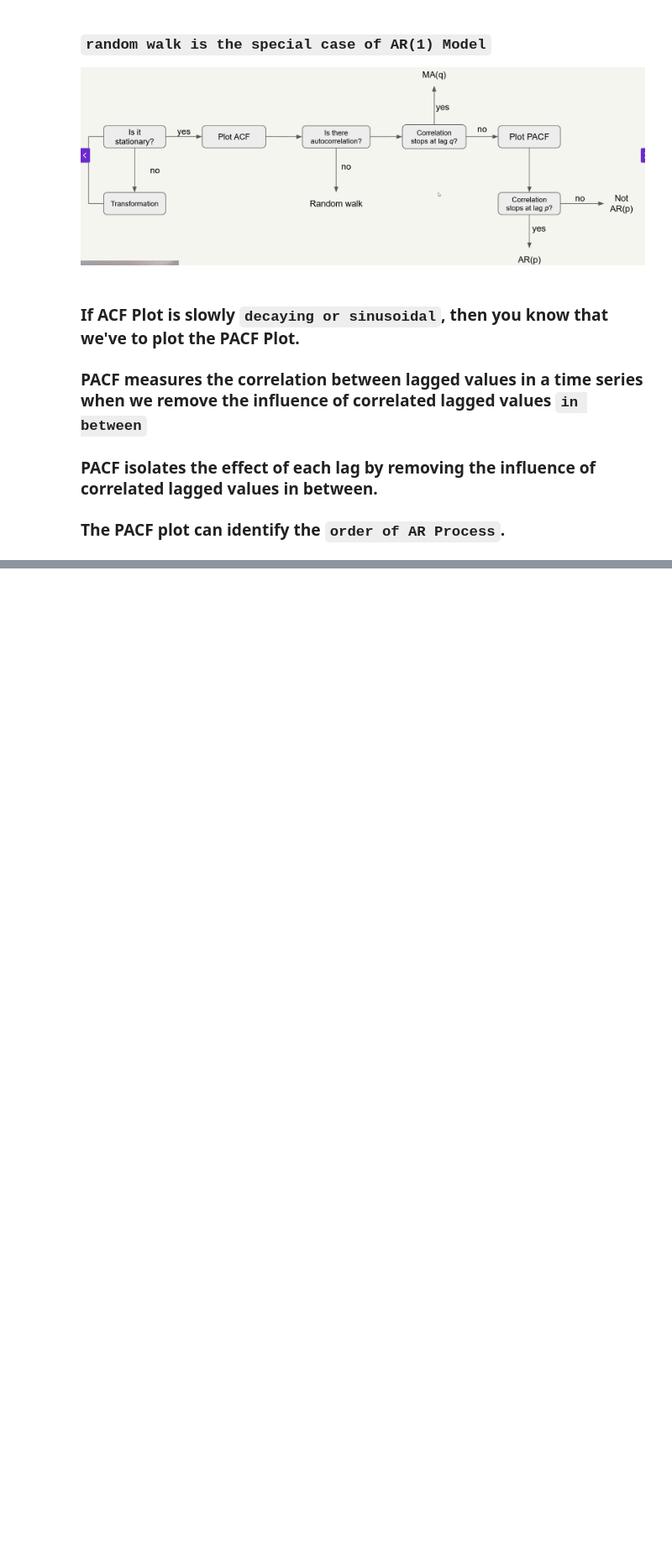
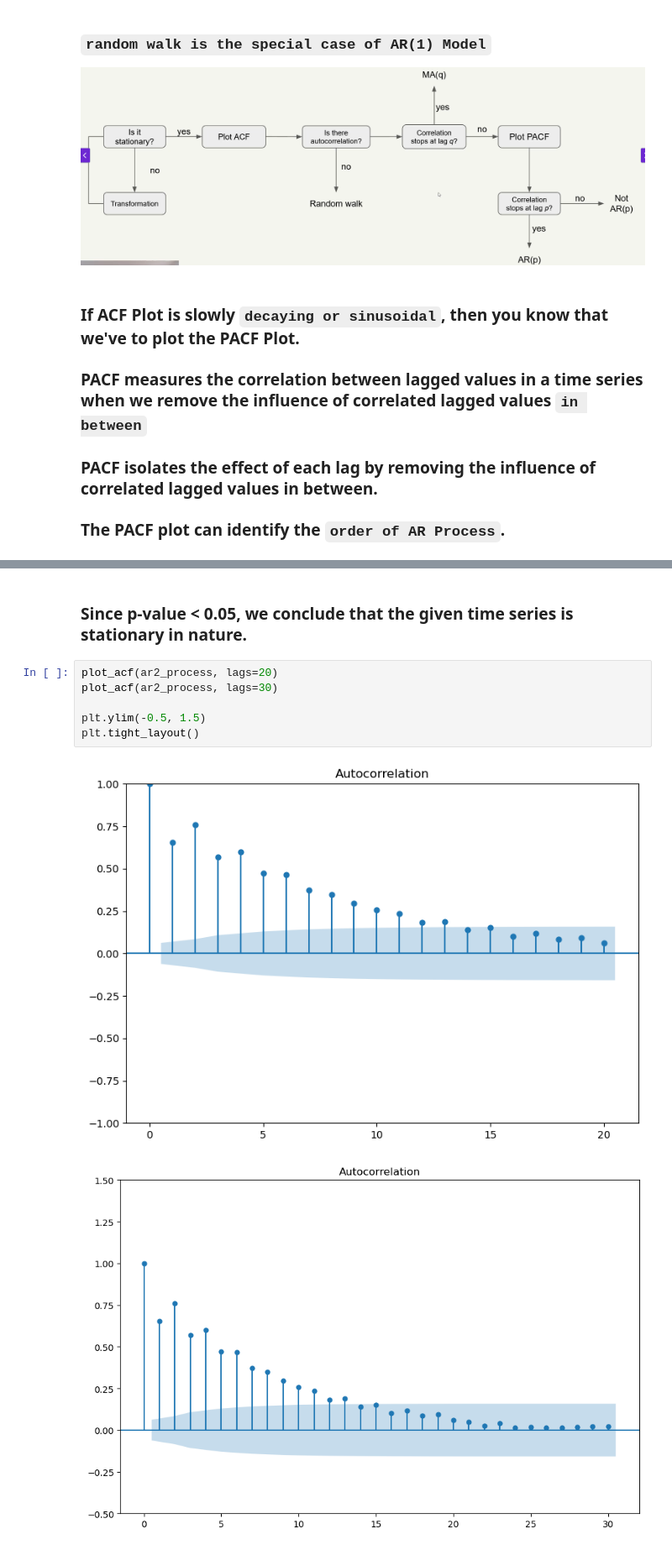
Before and after one commit to tharani001/TimeSeriesForecasting, a Jupyter notebook: ARIMA-forecasting/AR-Process.ipynb, the cells around one changed output, grey strips where cells are left out. Shown at 84% size. Saved outputs shown, nothing was run; the diff lists cells and outputs as text; blank space fills up the shorter version.

```diff
--- a/ARIMA-forecasting/AR-Process.ipynb
+++ b/ARIMA-forecasting/AR-Process.ipynb
@@ -21,0 +77,11 @@
+# %% [markdown]
+### Since p-value < 0.05, we conclude that the given time series is stationary in nature.
+# %%
+plot_acf(ar2_process, lags=20)
+plot_acf(ar2_process, lags=30)
+
+plt.ylim(-0.5, 1.5)
+plt.tight_layout()
+# %% [output]
+[figure, added]
+[figure, added]
```
Also changed, not shown: parts of 12 cells of this notebook.
